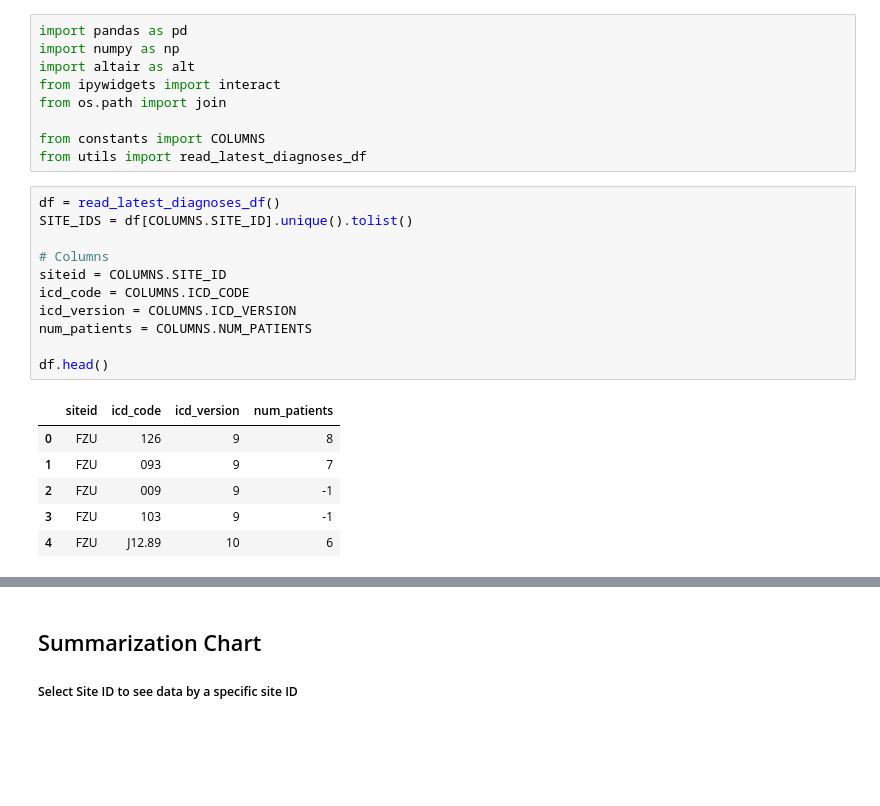
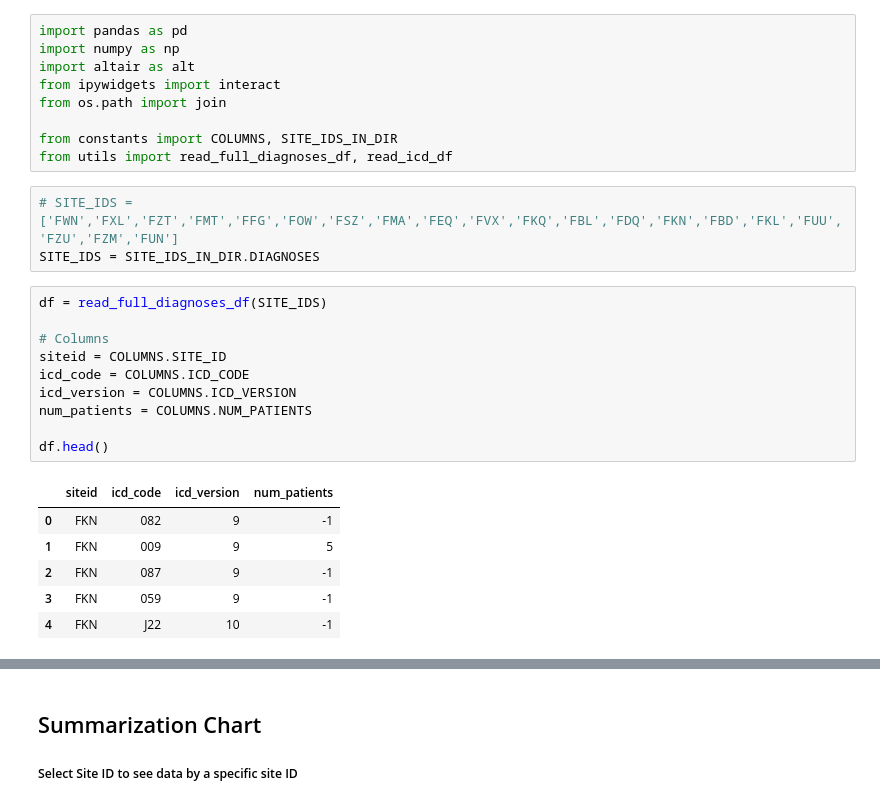
Before and after one commit to covidclinical/visualization-notebooks, a Jupyter notebook: notebooks/05_diagnoses_by_site.ipynb, the cells around one changed output, grey strips where cells are left out. Saved outputs shown, nothing was run; the diff lists cells and outputs as text; blank space fills up the shorter version.

Commit message:
Get latest 05 notebook, update utils imports

```diff
--- a/notebooks/05_diagnoses_by_site.ipynb
+++ b/notebooks/05_diagnoses_by_site.ipynb
@@ -5,23 +5,25 @@ import altair as alt
 from ipywidgets import interact
 from os.path import join
 
-from constants import COLUMNS
-from utils import read_latest_diagnoses_df
+from constants import COLUMNS, SITE_IDS_IN_DIR
+from utils import read_full_diagnoses_df, read_icd_df
+# %%
+# SITE_IDS = ['FWN','FXL','FZT','FMT','FFG','FOW','FSZ','FMA','FEQ','FVX','FKQ','FBL','FDQ','FKN','FBD','FKL','FUU','FZU','FZM','FUN']
+SITE_IDS = SITE_IDS_IN_DIR.DIAGNOSES
 # %%
-df = read_latest_diagnoses_df()
-SITE_IDS = df[COLUMNS.SITE_ID].unique().tolist()
+df = read_full_diagnoses_df(SITE_IDS)
 
 # Columns
 siteid = COLUMNS.SITE_ID
 icd_code = COLUMNS.ICD_CODE
 icd_version = COLUMNS.ICD_VERSION
 num_patients = COLUMNS.NUM_PATIENTS
 
 df.head()
 # %% [output]
 |  | siteid | icd_code | icd_version | num_patients |
-| 0 | FZU | 126 | 9 | 8 |
-| 1 | FZU | 093 | 9 | 7 |
-| 2 | FZU | 009 | 9 | -1 |
-| 3 | FZU | 103 | 9 | -1 |
-| 4 | FZU | J12.89 | 10 | 6 |
+| 0 | FKN | 082 | 9 | -1 |
+| 1 | FKN | 009 | 9 | 5 |
+| 2 | FKN | 087 | 9 | -1 |
+| 3 | FKN | 059 | 9 | -1 |
+| 4 | FKN | J22 | 10 | -1 |
```
Also changed, not shown: parts of 4 cells of this notebook, 1 other file.
